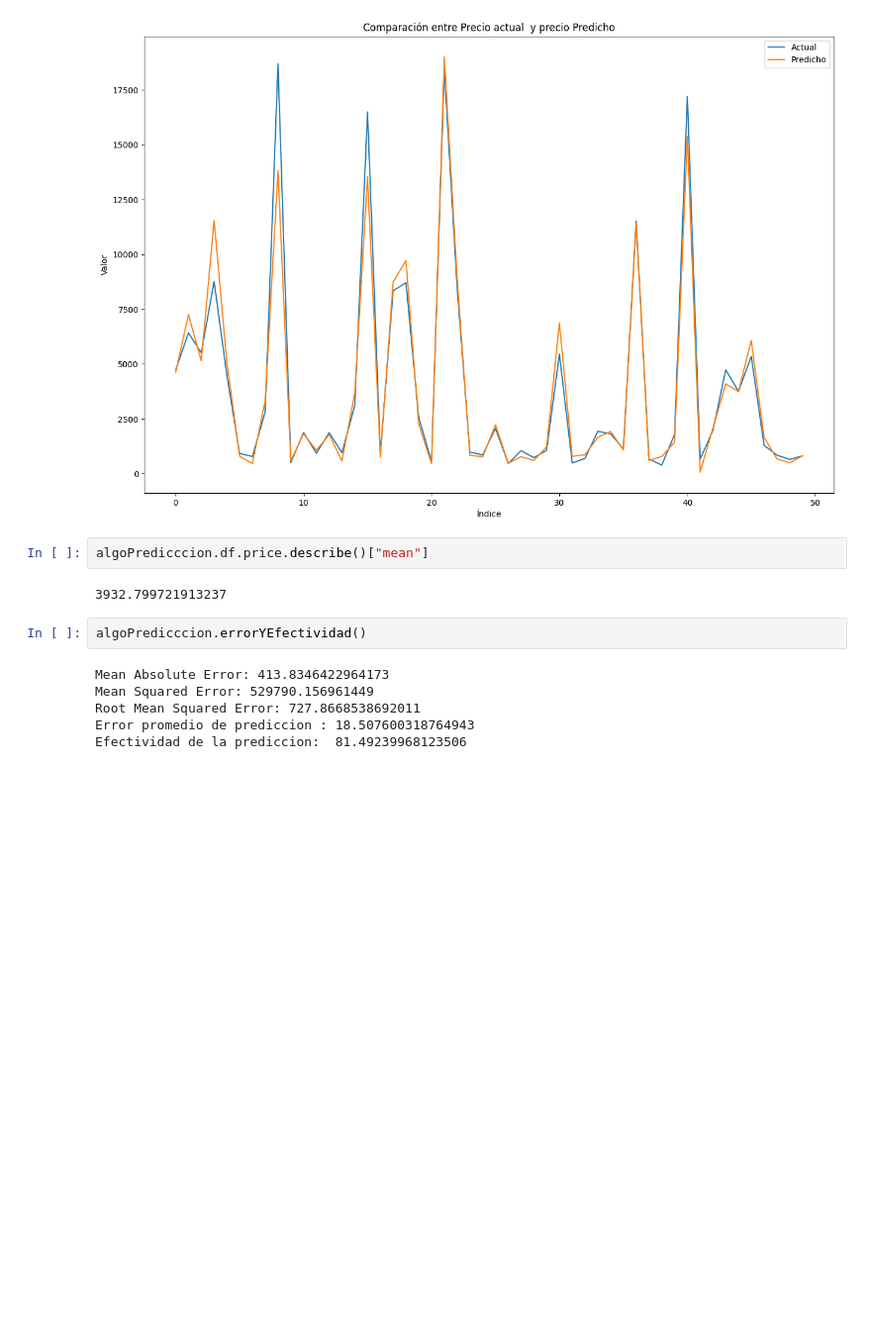
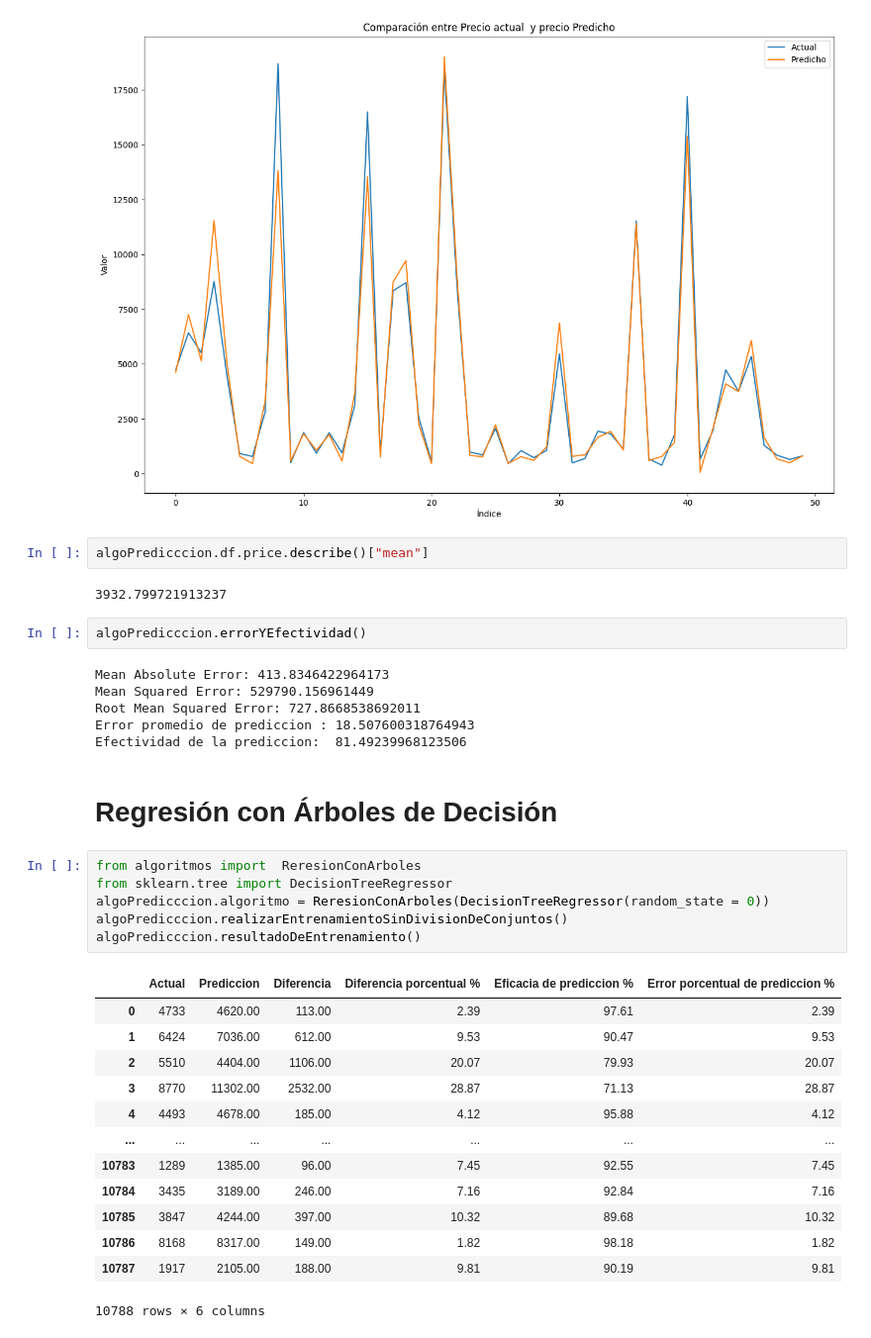
Before and after one commit to Lorenzomar4/ParadigmasDeProgramacionUnsam-tps, a Jupyter notebook: TP1 sin regresion con soporte vectorial.ipynb, the cells around one changed output. Shown at 99% size. Saved outputs shown, nothing was run; the diff lists cells and outputs as text; blank space fills up the shorter version.

```diff
--- a/TP1 sin regresion con soporte vectorial.ipynb
+++ b/TP1 sin regresion con soporte vectorial.ipynb
@@ -805,3 +805,25 @@ Mean Squared Error: 529790.156961449
 Root Mean Squared Error: 727.8668538692011
 Error promedio de prediccion : 18.507600318764943
 Efectividad de la prediccion:  81.49239968123506
+# %% [markdown]
+# Regresión con Árboles de Decisión
+# %%
+from algoritmos import  ReresionConArboles
+from sklearn.tree import DecisionTreeRegressor
+algoPredicccion.algoritmo = ReresionConArboles(DecisionTreeRegressor(random_state = 0))
+algoPredicccion.realizarEntrenamientoSinDivisionDeConjuntos()
+algoPredicccion.resultadoDeEntrenamiento()
+# %% [output]
+|  | Actual | Prediccion | Diferencia | Diferencia porcentual % | Eficacia de prediccion % | Error porcentual de prediccion % |
+| 0 | 4733 | 4620.00 | 113.00 | 2.39 | 97.61 | 2.39 |
+| 1 | 6424 | 7036.00 | 612.00 | 9.53 | 90.47 | 9.53 |
+| 2 | 5510 | 4404.00 | 1106.00 | 20.07 | 79.93 | 20.07 |
+| 3 | 8770 | 11302.00 | 2532.00 | 28.87 | 71.13 | 28.87 |
+| 4 | 4493 | 4678.00 | 185.00 | 4.12 | 95.88 | 4.12 |
+| ... | ... | ... | ... | ... | ... | ... |
+| 10783 | 1289 | 1385.00 | 96.00 | 7.45 | 92.55 | 7.45 |
+| 10784 | 3435 | 3189.00 | 246.00 | 7.16 | 92.84 | 7.16 |
+| 10785 | 3847 | 4244.00 | 397.00 | 10.32 | 89.68 | 10.32 |
+| 10786 | 8168 | 8317.00 | 149.00 | 1.82 | 98.18 | 1.82 |
+| 10787 | 1917 | 2105.00 | 188.00 | 9.81 | 90.19 | 9.81 |
+10788 rows × 6 columns
```
Also changed, not shown: parts of 10 cells of this notebook, 2 other files.
